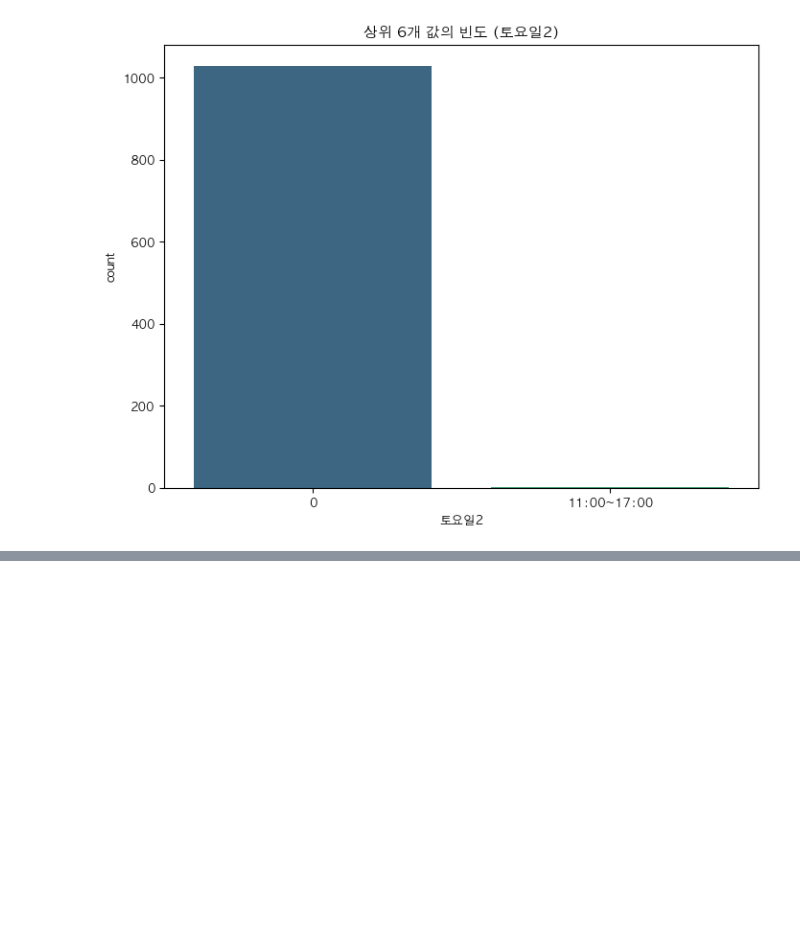
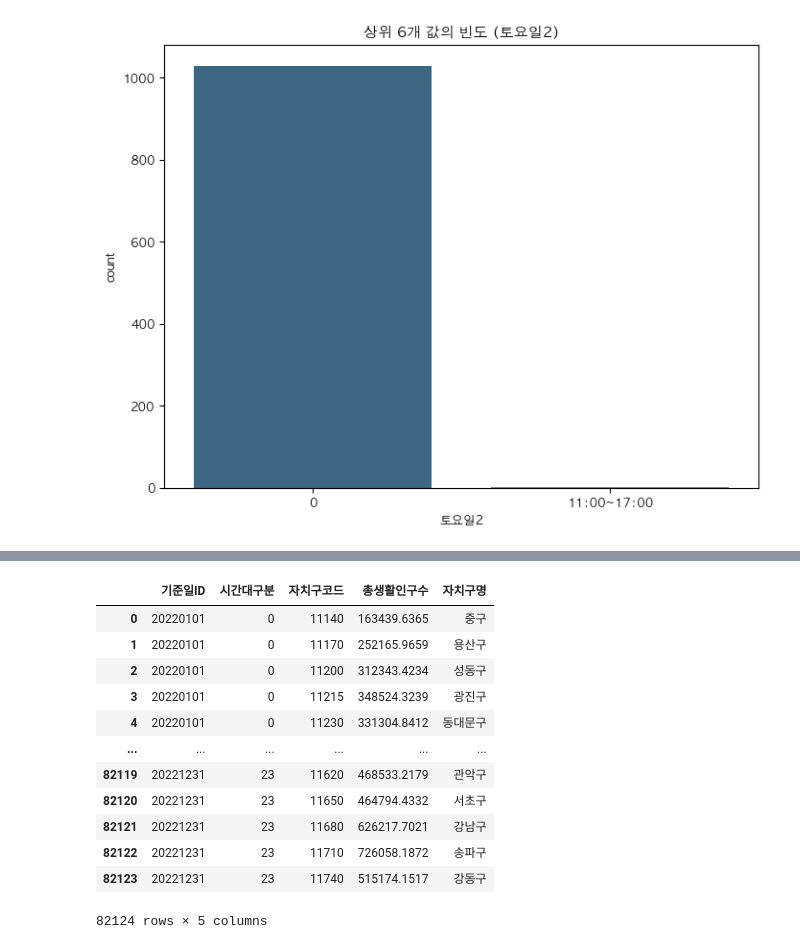
Before and after one commit to ds-kyuree/Pds_Capstone1_Practice_13, a Jupyter notebook: preprocessing/kr_processing.ipynb, the cells around one changed output, grey strips where cells are left out. Drawn from its saved outputs; the diff is of its cells as text; code cells hidden in the pictures; blank space fills up the shorter version.

Commit message:
[23.12.06] 생활인구2022 데이터 전처리 및 전처리된 csv파일 업로드

```diff
--- a/preprocessing/kr_processing.ipynb
+++ b/preprocessing/kr_processing.ipynb
@@ -775,0 +778,8 @@ for column in res_time_sign.columns[4:9]:
+# %%
+import pandas as pd
+
+pe_2022 = pd.read_csv('/Users/kyuree/Desktop/pds_capstone1/dataset/생활인구2022.csv',header=1)
+
+#남녀+연령로 구분되어있는 컬럼말고 자치구 코드, 총생활인구수, 시간대, 날짜 컬럼만 가져오기
+pe_2022 = pe_2022.iloc[:, :4]
+pe_2022
@@ -775,0 +857,18 @@ for column in res_time_sign.columns[4:9]:
+# %%
+#매핑하여 '자치구명' 컬럼 생성
+pe_2022_night= pd.merge(pe_2022_night, gu_code[['자치구코드', '자치구명']], how='left', on='자치구코드')
+pe_2022_night
+# %% [output]
+|  | 기준일ID | 시간대구분 | 자치구코드 | 총생활인구수 | 자치구명 |
+| 0 | 20220101 | 0 | 11140 | 163439.6365 | 중구 |
+| 1 | 20220101 | 0 | 11170 | 252165.9659 | 용산구 |
+| 2 | 20220101 | 0 | 11200 | 312343.4234 | 성동구 |
+| 3 | 20220101 | 0 | 11215 | 348524.3239 | 광진구 |
+| 4 | 20220101 | 0 | 11230 | 331304.8412 | 동대문구 |
+| ... | ... | ... | ... | ... | ... |
+| 82119 | 20221231 | 23 | 11620 | 468533.2179 | 관악구 |
+| 82120 | 20221231 | 23 | 11650 | 464794.4332 | 서초구 |
+| 82121 | 20221231 | 23 | 11680 | 626217.7021 | 강남구 |
+| 82122 | 20221231 | 23 | 11710 | 726058.1872 | 송파구 |
+| 82123 | 20221231 | 23 | 11740 | 515174.1517 | 강동구 |
+82124 rows × 5 columns
```
Also changed, not shown: parts of 8 cells of this notebook, 1 other file.
